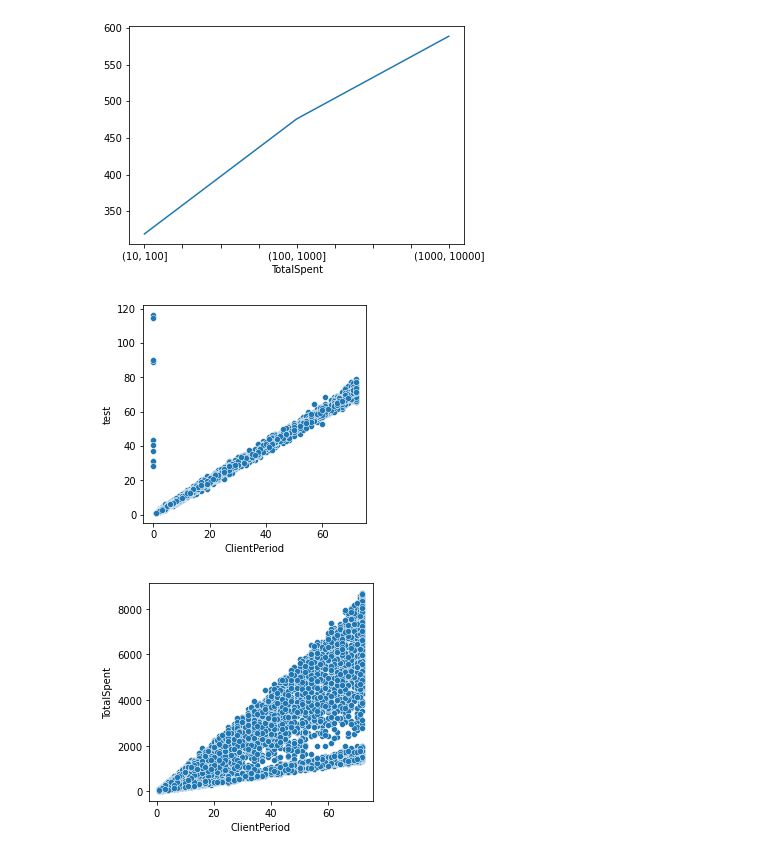
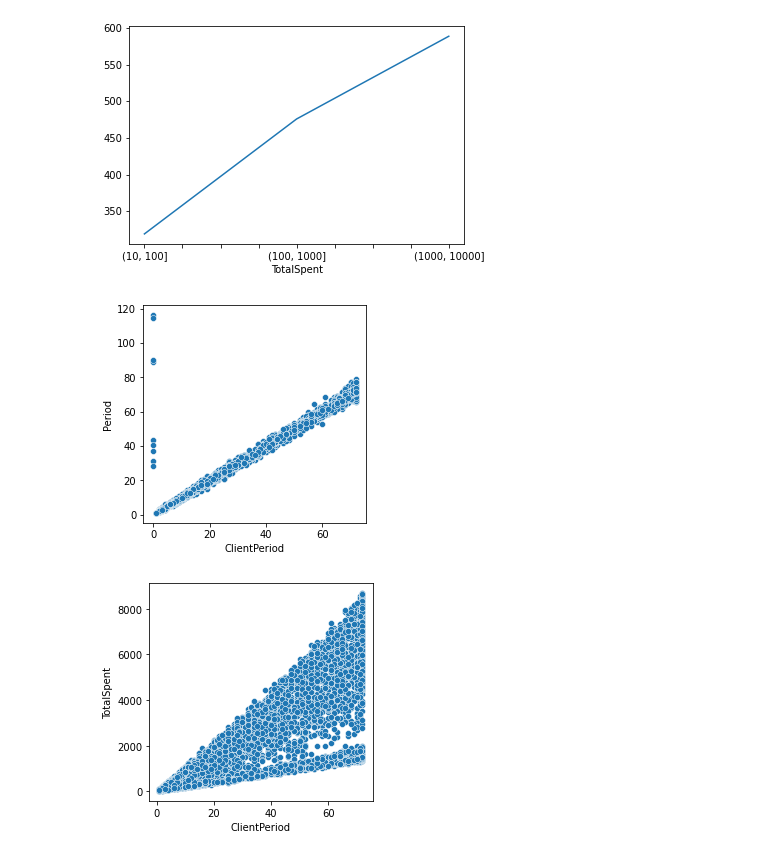
Before and after one commit to MitrofanovDmitry/study, a Jupyter notebook: practice/60 customer churn (dls)/2.ipynb, the cells around one changed output. Saved outputs shown, nothing was run; the diff lists cells and outputs as text; code cells hidden in the pictures.

```diff
--- a/practice/60 customer churn (dls)/2.ipynb
+++ b/practice/60 customer churn (dls)/2.ipynb
@@ -92,3 +97,6 @@ data.groupby(pd.cut(data['ClientPeriod'], bins=[0,10,42,100]).astype(str))['Chur
 plt.hist(data['MonthlySpending'], bins=250);
 # %% [output]
 [figure]
+# %%
+data['MonthlySpendingG'] = pd.cut(data['MonthlySpending'], bins=np.arange(-2.5,130,5)).astype(str)
+sns.catplot(x="MonthlySpendingG", y="Churn", data=data, kind="bar");
@@ -126,10 +135,10 @@ data.groupby(pd.cut(data['TotalSpent'], bins=[0,10,100,1000,10000]).astype(str))
 # %% [output]
 [figure]
 # %%
-data['test'] = data['TotalSpent'] / data['MonthlySpending']
-plot_scatter('ClientPeriod', 'test', data)
+data['Period'] = data['TotalSpent'] / data['MonthlySpending']
+plot_scatter('ClientPeriod', 'Period', data)
 # %% [output]
-[figure, old version]
+[figure, new version]
 # %%
 plot_scatter('ClientPeriod', 'TotalSpent', data)
 # %% [output]
```
Also changed, not shown: parts of 13 cells of this notebook, 9 other files.
